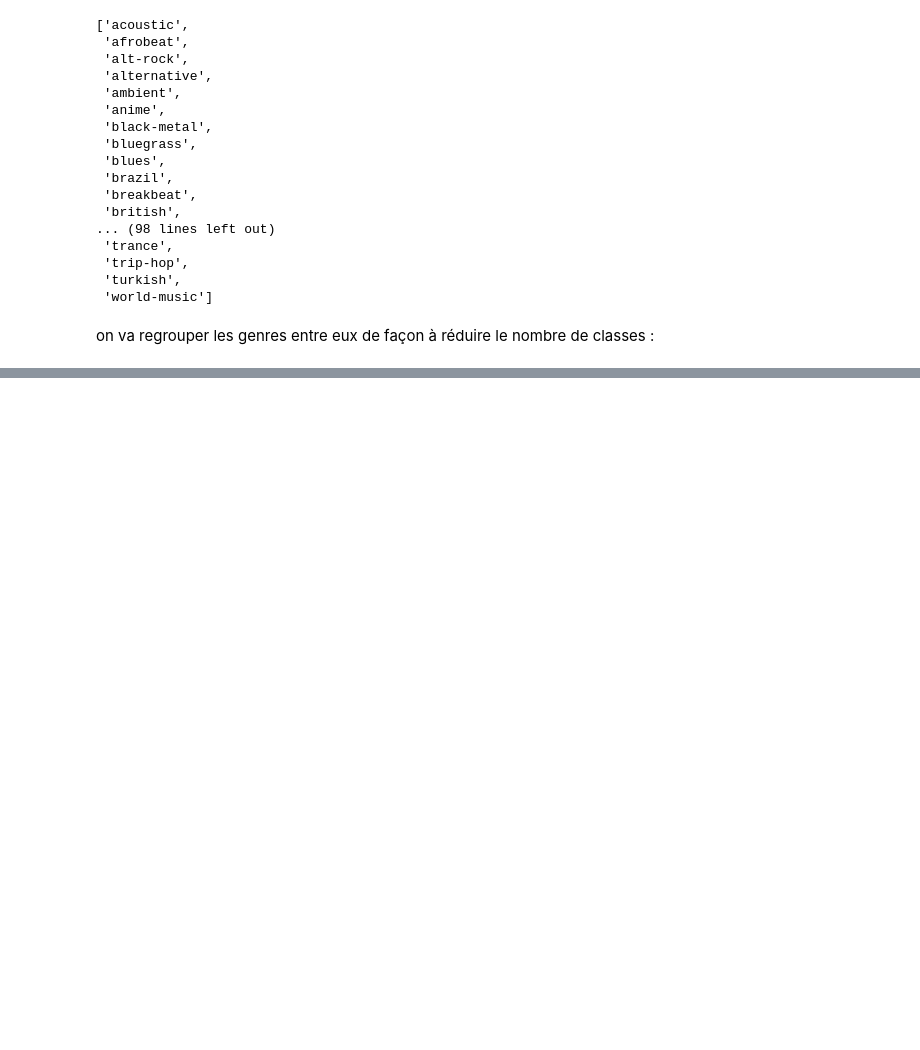
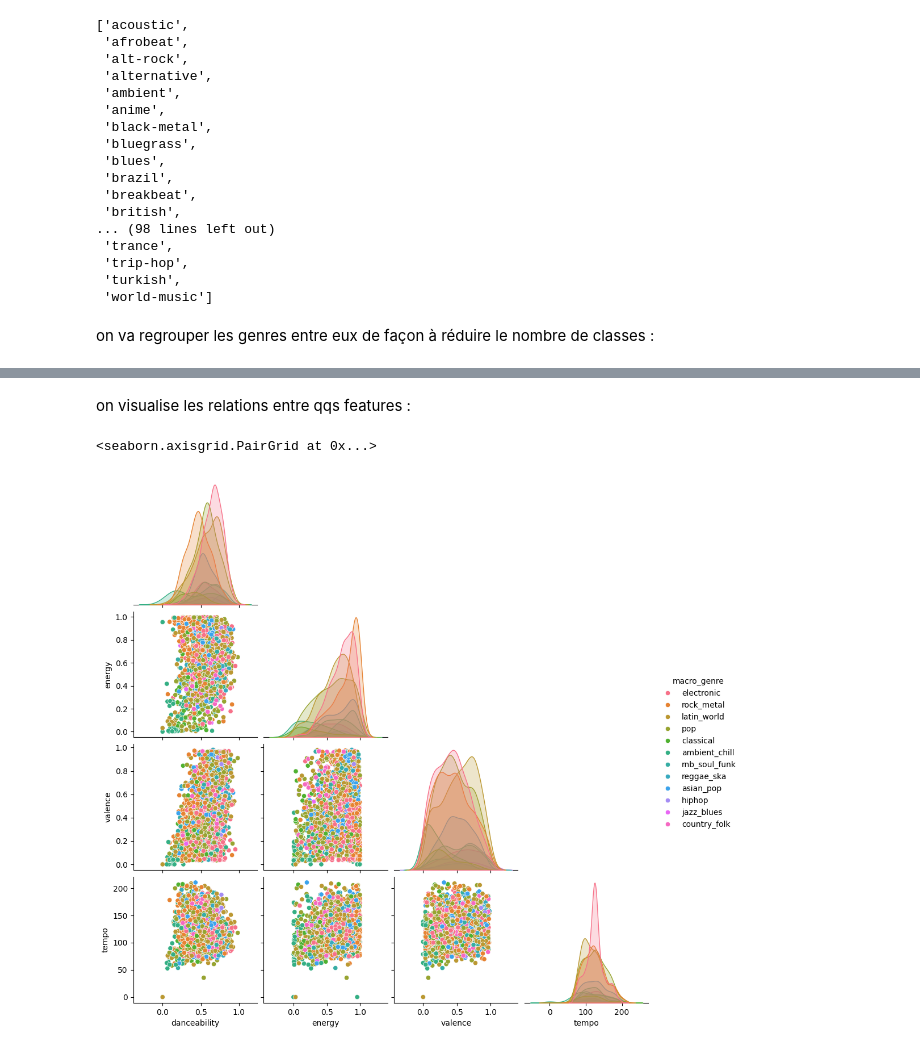
Before and after one commit to mlang789/spotify-genre-project, a Jupyter notebook: notebooks/02_preprocessing.ipynb, the cells around one changed output, grey strips where cells are left out. Cells and saved outputs as stored; diff of their text form; code cells hidden in the pictures; blank space fills up the shorter version.

```diff
--- a/notebooks/02_preprocessing.ipynb
+++ b/notebooks/02_preprocessing.ipynb
@@ -191,0 +214,10 @@ Name: count, dtype: int64
+# %% [markdown]
+on visualise les relations entre qqs features :
+# %%
+sample_df = df.sample(2000, random_state=42)
+
+sns.pairplot(sample_df, vars=["danceability", "energy", "valence", "tempo"],
+             hue="macro_genre", corner=True)
+# %% [output]
+<seaborn.axisgrid.PairGrid at 0x...>
+[figure, added]
```
Also changed, not shown: parts of 23 cells of this notebook, 8 other files.
